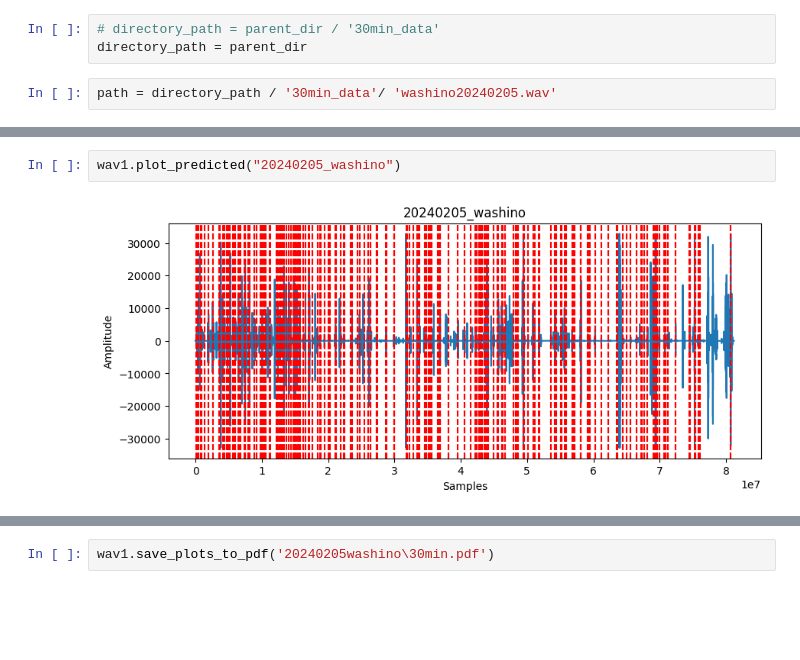
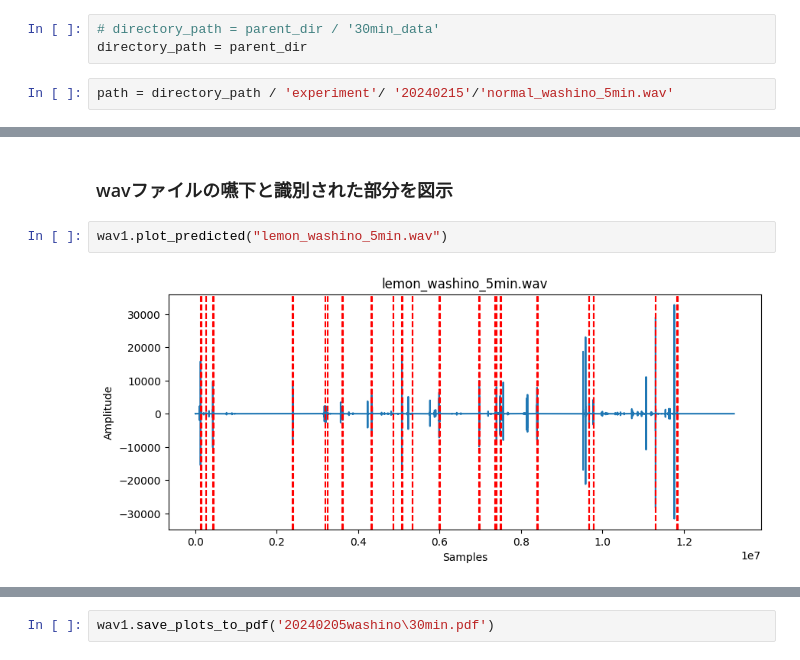
Before and after one commit to Kai-Washino/swallowing-recognition-DLmachine, a Jupyter notebook: uncropped_data.ipynb, the cells around one changed output, grey strips where cells are left out. Saved outputs shown, nothing was run; the diff lists cells and outputs as text; blank space fills up the shorter version.

```diff
--- a/uncropped_data.ipynb
+++ b/uncropped_data.ipynb
@@ -27,6 +27,6 @@ from swallowing_recognition import long_audio
 # directory_path = parent_dir / '30min_data'
 directory_path = parent_dir
 # %%
-path = directory_path / '30min_data'/ 'washino20240205.wav'
+path = directory_path / 'experiment'/ '20240215'/'normal_washino_5min.wav'
 # %%
 wav1 = long_audio.Long_audio(path)
@@ -71,4 +61,6 @@ Predicted classes: [0 1 1 0 1 1 1 1 1 1 1 0 1 1 1 0 1 0 1 1 1 1 1 1 0 1 1 1 1 1
+# %% [markdown]
+### wavファイルの嚥下と識別された部分を図示
 # %%
-wav1.plot_predicted("20240205_washino")
+wav1.plot_predicted("lemon_washino_5min.wav")
 # %% [output]
-[figure, old version]
+[figure, new version]
```
Also changed, not shown: parts of 14 cells of this notebook.
